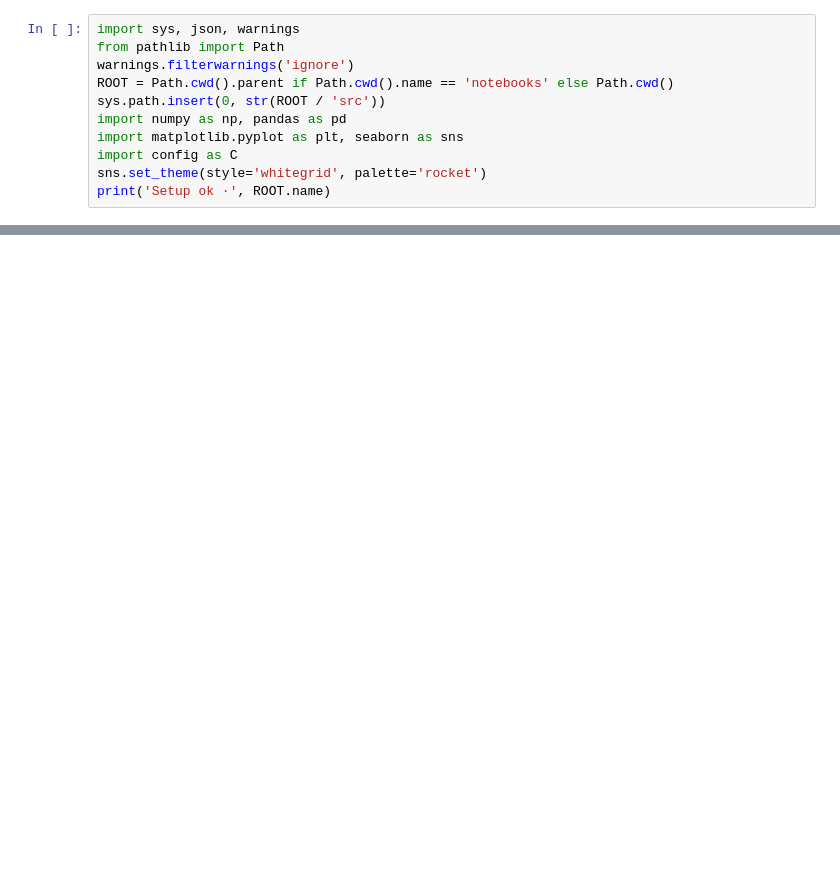
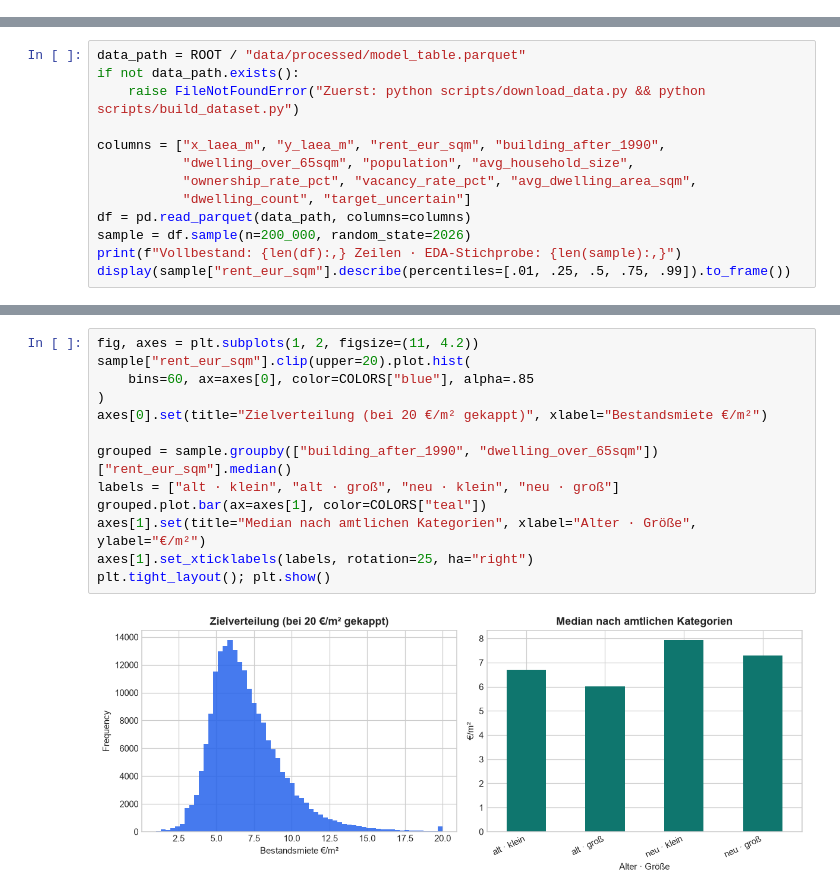
Before and after one commit to neleknaak-31/MietCheck, a Jupyter notebook: notebooks/02_understanding_the_data.ipynb, the cells around one changed output, grey strips where cells are left out. Saved outputs shown, nothing was run; the diff lists cells and outputs as text; blank space fills up the shorter version.

Commit message:
Replace legacy notebooks with verified QUA3CK analysis

```diff
--- a/notebooks/02_understanding_the_data.ipynb
+++ b/notebooks/02_understanding_the_data.ipynb
@@ -11,11 +0,0 @@
-# %%
-import sys, json, warnings
-from pathlib import Path
-warnings.filterwarnings('ignore')
-ROOT = Path.cwd().parent if Path.cwd().name == 'notebooks' else Path.cwd()
-sys.path.insert(0, str(ROOT / 'src'))
-import numpy as np, pandas as pd
-import matplotlib.pyplot as plt, seaborn as sns
-import config as C
-sns.set_theme(style='whitegrid', palette='rocket')
-print('Setup ok ·', ROOT.name)
@@ -97,0 +35,13 @@ ax[1].set(title='Wohnungstyp (Häufigkeit)'); plt.tight_layout(); plt.show()
+# %%
+data_path = ROOT / "data/processed/model_table.parquet"
+if not data_path.exists():
+    raise FileNotFoundError("Zuerst: python scripts/download_data.py && python scripts/build_dataset.py")
+
+columns = ["x_laea_m", "y_laea_m", "rent_eur_sqm", "building_after_1990",
+           "dwelling_over_65sqm", "population", "avg_household_size",
+           "ownership_rate_pct", "vacancy_rate_pct", "avg_dwelling_area_sqm",
+           "dwelling_count", "target_uncertain"]
+df = pd.read_parquet(data_path, columns=columns)
+sample = df.sample(n=200_000, random_state=2026)
+print(f"Vollbestand: {len(df):,} Zeilen · EDA-Stichprobe: {len(sample):,}")
+display(sample["rent_eur_sqm"].describe(percentiles=[.01, .25, .5, .75, .99]).to_frame())
@@ -97,0 +61,15 @@ ax[1].set(title='Wohnungstyp (Häufigkeit)'); plt.tight_layout(); plt.show()
+# %%
+fig, axes = plt.subplots(1, 2, figsize=(11, 4.2))
+sample["rent_eur_sqm"].clip(upper=20).plot.hist(
+    bins=60, ax=axes[0], color=COLORS["blue"], alpha=.85
+)
+axes[0].set(title="Zielverteilung (bei 20 €/m² gekappt)", xlabel="Bestandsmiete €/m²")
+
+grouped = sample.groupby(["building_after_1990", "dwelling_over_65sqm"])["rent_eur_sqm"].median()
+labels = ["alt · klein", "alt · groß", "neu · klein", "neu · groß"]
+grouped.plot.bar(ax=axes[1], color=COLORS["teal"])
+axes[1].set(title="Median nach amtlichen Kategorien", xlabel="Alter · Größe", ylabel="€/m²")
+axes[1].set_xticklabels(labels, rotation=25, ha="right")
+plt.tight_layout(); plt.show()
+# %% [output]
+[figure, added]
```
Also changed, not shown: parts of 22 cells of this notebook, 14 other files.
